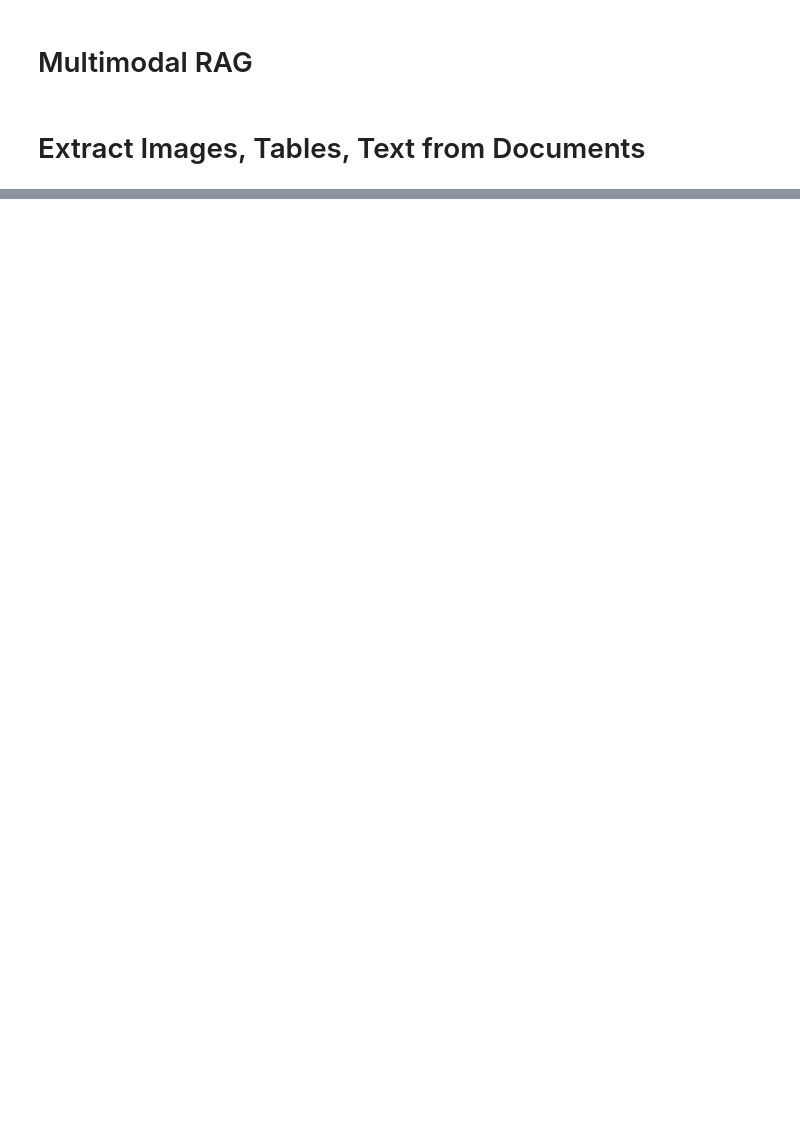
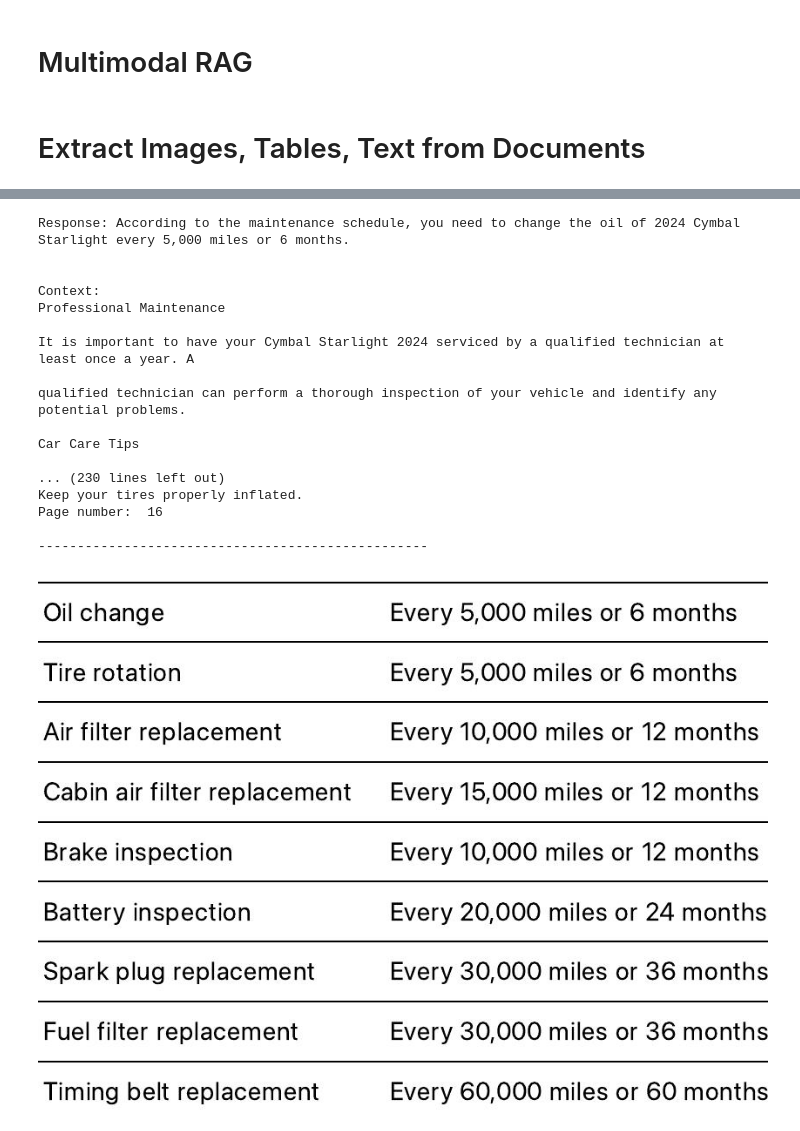
Before and after one commit to ahsanrazi/LangChain, a Jupyter notebook: 10_Multimodal_RAG.ipynb, the cells around one changed output, grey strips where cells are left out. Saved outputs shown, nothing was run; the diff lists cells and outputs as text; code cells hidden in the pictures; blank space fills up the shorter version.

```diff
--- a/10_Multimodal_RAG.ipynb
+++ b/10_Multimodal_RAG.ipynb
@@ -152,0 +505,24 @@ raw_pdf_elements=partition_pdf(
+# %%
+# Add tables
+table_ids = [str(uuid.uuid4()) for _ in tables]
+summary_tables = [
+    Document(page_content=summary, metadata={id_key: table_ids[i]}) for i, summary in enumerate(table_summaries)
+]
+retriever.vectorstore.add_documents(summary_tables)
+retriever.docstore.mset(list(zip(table_ids, tables)))
+# %%
+# Add image summaries
+img_ids = [str(uuid.uuid4()) for _ in table_images]
+summary_img = [
+    Document(page_content=summary, metadata={id_key: img_ids[i]}) for i, summary in enumerate(image_summaries)
+]
+retriever.vectorstore.add_documents(summary_img)
+retriever.docstore.mset(list(zip(img_ids, table_images)))
+# %%
+# Retrieve
+docs = retriever.invoke(
+    "Tell me about Vehicle Stability Control (VSC)"
+)
+# %%
+for doc in docs:
+    print(str(doc))
@@ -152,0 +643,33 @@ raw_pdf_elements=partition_pdf(
+# %%
+response = chain_with_sources.invoke(
+    "How many miles I need to change the oil of 2024 Cymbal Starlight"
+)
+
+print("Response:", response['response'])
+
+print("\n\nContext:")
+for text in response['context']['texts']:
+    print(text.text)
+    print("Page number: ", text.metadata.page_number)
+    print("\n" + "-"*50 + "\n")
+for image in response['context']['images']:
+    display_base64_image(image)
+# %% [output]
+Response: According to the maintenance schedule, you need to change the oil of 2024 Cymbal Starlight every 5,000 miles or 6 months.
+
+
+Context:
+Professional Maintenance
+
+It is important to have your Cymbal Starlight 2024 serviced by a qualified technician at least once a year. A
+
+qualified technician can perform a thorough inspection of your vehicle and identify any potential problems.
+
+Car Care Tips
+
+... (230 lines left out)
+Keep your tires properly inflated.
+Page number:  16
+
+--------------------------------------------------
+[figure, added]
```
Also changed, not shown: parts of 49 cells of this notebook.
